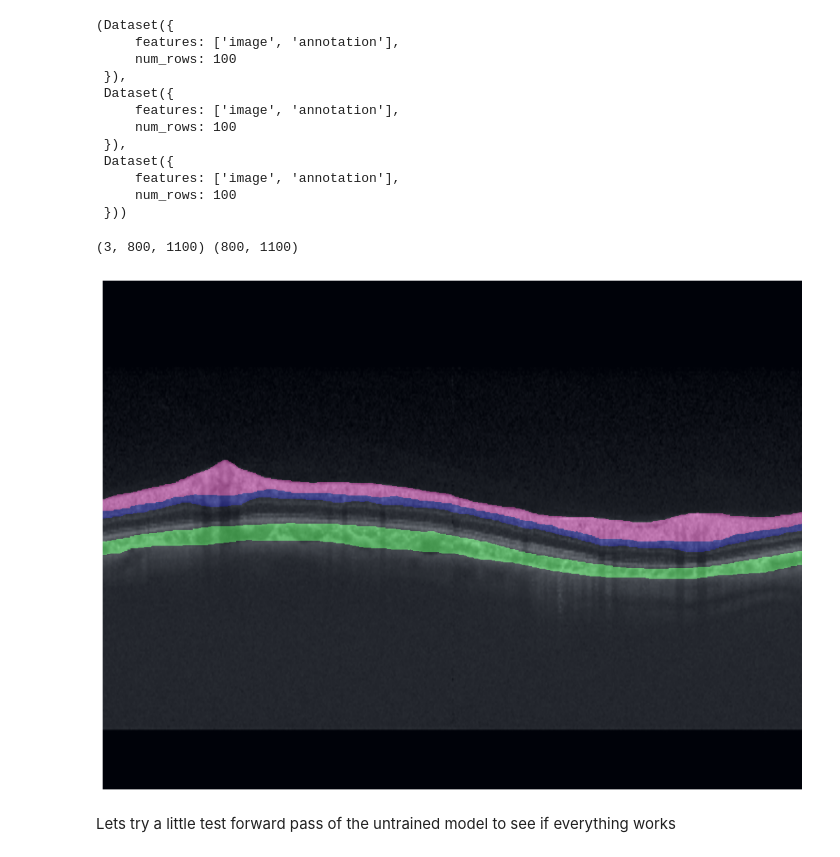
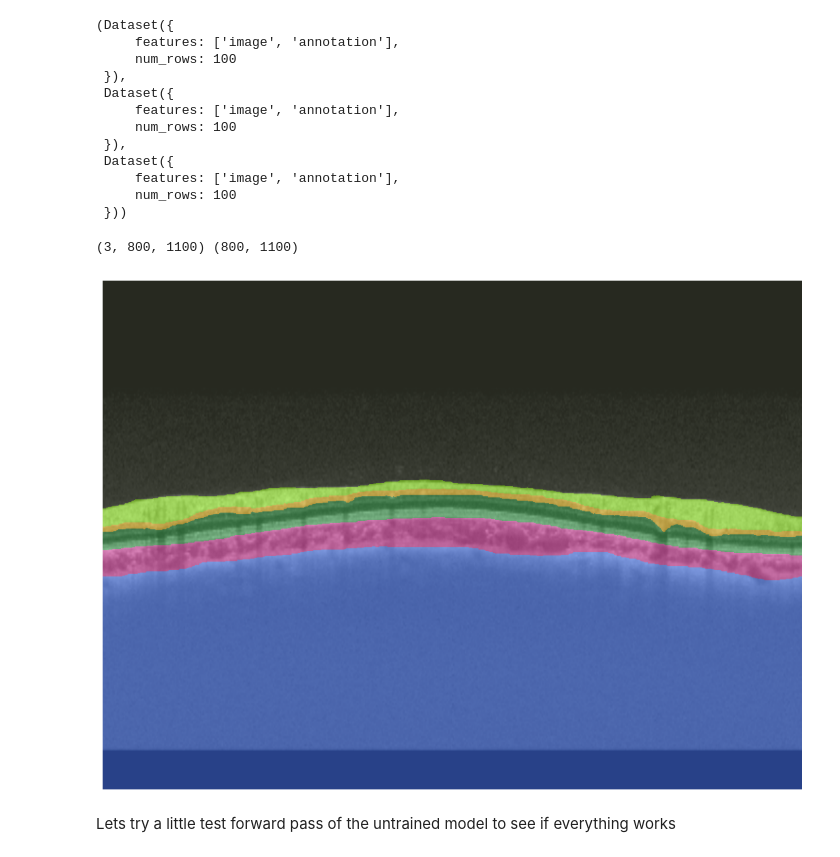
Before and after one commit to jonathan-gerb/Retinal-OCT-Segmentation, a Jupyter notebook: notebooks/test_training_hf.ipynb, the cells around one changed output. Drawn from its saved outputs; the diff is of its cells as text; code cells hidden in the pictures.

Commit message:
added background split on loadtime

```diff
--- a/notebooks/test_training_hf.ipynb
+++ b/notebooks/test_training_hf.ipynb
@@ -83,6 +83,14 @@ mapping_dict = {
     160: 2,
     255: 3
 }
+
+# first_line_value = 0
+# second_line_value = 1
+# third_line_value = 2
+
+# above_value = 3
+# between_value = 4
+# below_value = 5
 
 # to add labels to class indices
 label2id = {
@@ -97,10 +105,12 @@ id2label = {int(v): k for k, v in label2id.items()}
 # colormap for plotting
 def create_fundus_oct_colormap():
     return np.array([
-        [153,50,204],
-        [128,0,0],
-        [50,205,50],
-        [0,0,0]
+        [0,250,154],
+        [0,191,255],
+        [138,43,226],
+        [47,79,79],
+        [34,139,34],
+        [255,127,80]
     ])
 
 # visualize segmentation mask by plotting it over original image
@@ -146,39 +166,74 @@ model.decode_head.classifier = torch.nn.Conv2d(in_channels, 4, kernel_size=(1,1)
 # )
 
 def preprocess_png_mask(mask):
-    mask = mask.resize(TARGET_IMAGE_SIZE, Image.Resampling.NEAREST)
+    mask = mask.resize((TARGET_IMAGE_SIZE[1], TARGET_IMAGE_SIZE[0]), Image.Resampling.NEAREST)
     mask = mask.convert('L')
     mask_np = np.array(mask)
-    result = np.vectorize(mapping_dict.get)(mask_np).astype(np.int32)
-    return result
+    mask = np.vectorize(mapping_dict.get)(mask_np).astype(np.int32)
+
+    # add additional mask labels based from background class
+
+    first_line_value = 0
+    second_line_value = 1
+    third_line_value = 2
+
+    above_value = 3
+    between_value = 4
+    below_value = 5
+
+    # Iterate over columns
+    for j in range(mask.shape[1]):
+        first_line_indices = np.where(mask[:, j] == first_line_value)[0]
+        second_line_indices = np.where(mask[:, j] == second_line_value)[0]
+        third_line_indices = np.where(mask[:, j] == third_line_value)[0]
+
+        if first_line_indices.size > 0 and second_line_indices.size > 0 and third_line_indices.size > 0:
+            topmost_first_line_index = first_line_indices[0]
+            topmost_second_line_index = second_line_indices[0]
+            bottommost_second_line_index = second_line_indices[-1]
+            topmost_third_line_index = third_line_indices[0]
+            bottommost_third_line_index = third_line_indices[-1]
+
+            # Set values above the first line to above_value
+            mask[:topmost_first_line_index, j] = above_value
+
+            # Set values between the second and third line to between_value
+            mask[bottommost_second_line_index + 1:topmost_third_line_index, j] = between_value
+
+            # Set values below the third line to below_value
+            mask[bottommost_third_line_index + 1:, j] = below_value
+
+    return mask
 
 def transforms(batch):
     transformed_masks = []
     for seg_mask in batch["annotation"]:
         seg_mask = preprocess_png_mask(seg_mask)
         transformed_masks.append(seg_mask)
 
-    transformed_batch = feature_extractor(batch['image'], transformed_masks, )
+    # transformed_batch = feature_extractor(batch['image'], transformed_masks)
+    transformed_batch = feature_extractor(batch['image'])
+    transformed_batch["labels"] = transformed_masks
     return transformed_batch
 
 
 # apply the input transforms on all the datasets.
 train_dataset.set_transform(transforms)
 validation_dataset.set_transform(transforms)
 test_dataset.set_transform(transforms)
 
 # visualize a random image/label pair
-index = 1
+index = 42
 
 print(train_dataset[index]['pixel_values'].shape, train_dataset[0]['labels'].shape)
 
 visualize_seg_mask(
     train_dataset[index]["pixel_values"],
     train_dataset[index]["labels"]
 )
 # %% [output]
 (3, 800, 1100) (800, 1100)
-[figure, old version]
+[figure, new version]
 # %% [markdown]
 Lets try a little test forward pass of the untrained model to see if everything works
 # %%
```
Also changed, not shown: parts of 11 cells of this notebook.
